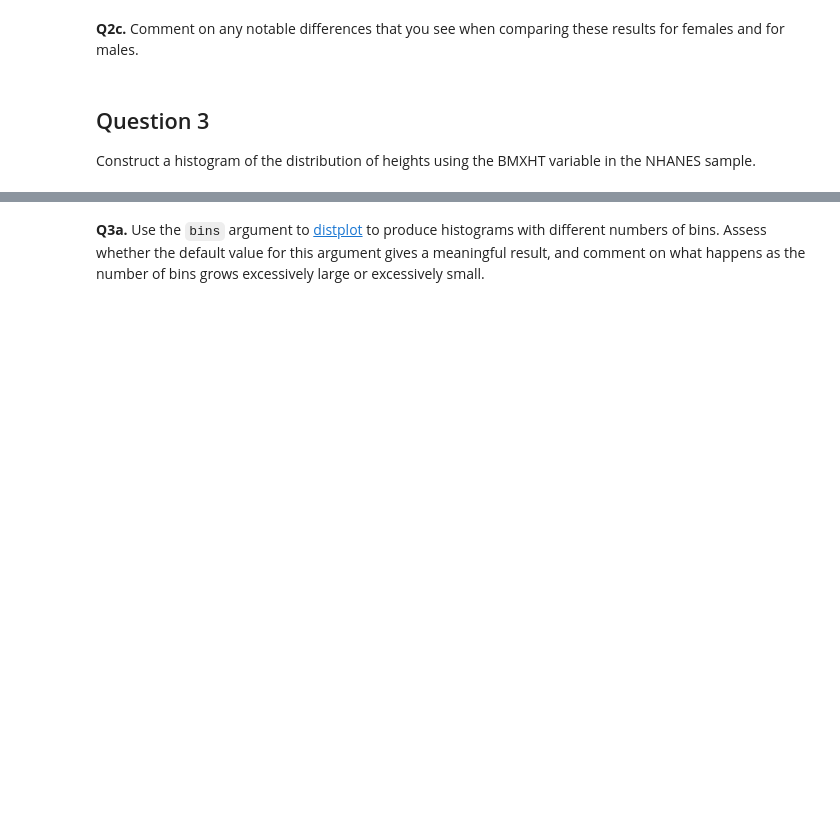
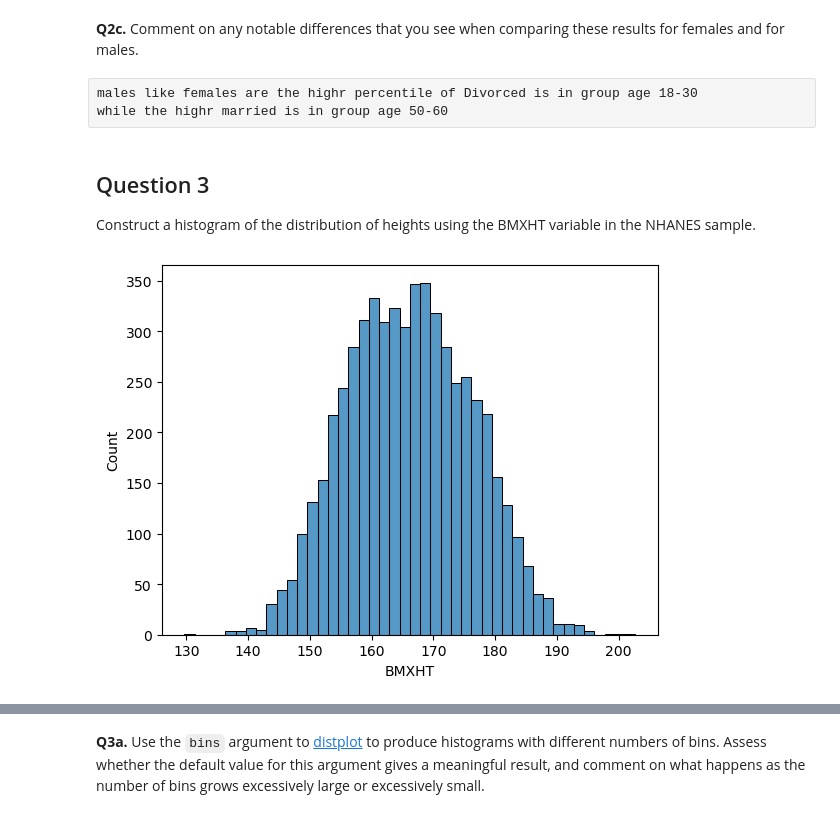
Before and after one commit to elsayedg/Statistics-with-Python-Specialization, a Jupyter notebook: 1_Understanding and Visualizing Data with Python/WEEK 2 - UNIVARIATE DATA/4- nhanes_univariate_practice.ipynb, the cells around one changed output, grey strips where cells are left out. Saved outputs shown, nothing was run; the diff lists cells and outputs as text; code cells hidden in the pictures; blank space fills up the shorter version.

```diff
--- a/1_Understanding and Visualizing Data with Python/WEEK 2 - UNIVARIATE DATA/4- nhanes_univariate_practice.ipynb
+++ b/1_Understanding and Visualizing Data with Python/WEEK 2 - UNIVARIATE DATA/4- nhanes_univariate_practice.ipynb
@@ -227,8 +199,15 @@ __Q2b.__ Repeat the construction for males.
 # %% [markdown]
 __Q2c.__ Comment on any notable differences that you see when comparing these results for females and for males.
+# %% [raw]
+males like females are the highr percentile of Divorced is in group age 18-30
+while the highr married is in group age 50-60
 # %% [markdown]
 ## Question 3
 
 Construct a histogram of the distribution of heights using the BMXHT variable in the NHANES sample.
 # %%
 # insert your code here
+sns.histplot(da.BMXHT)
+plt.show()
+# %% [output]
+[figure, added]
```
Also changed, not shown: parts of 15 cells of this notebook, 1 other file.
